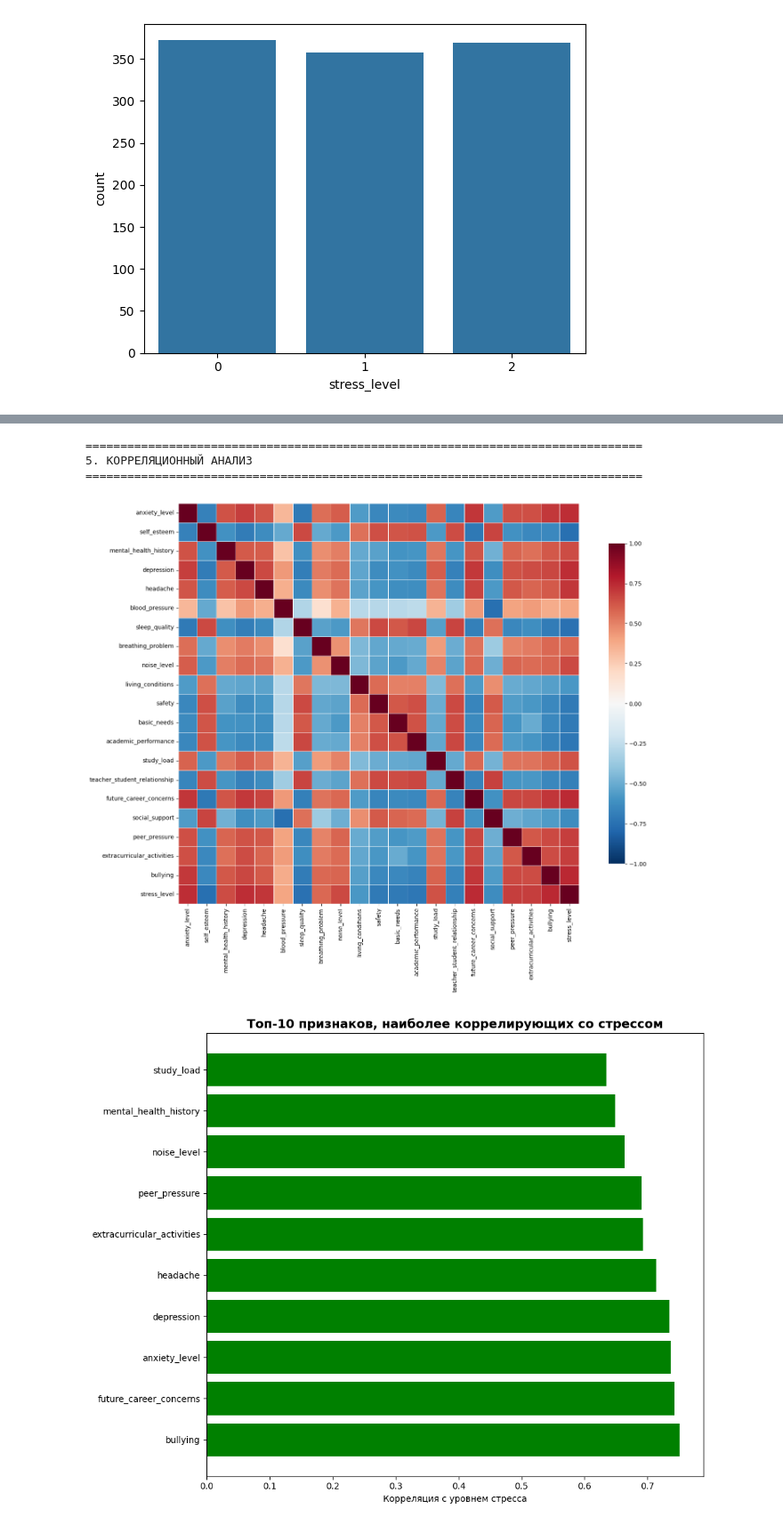
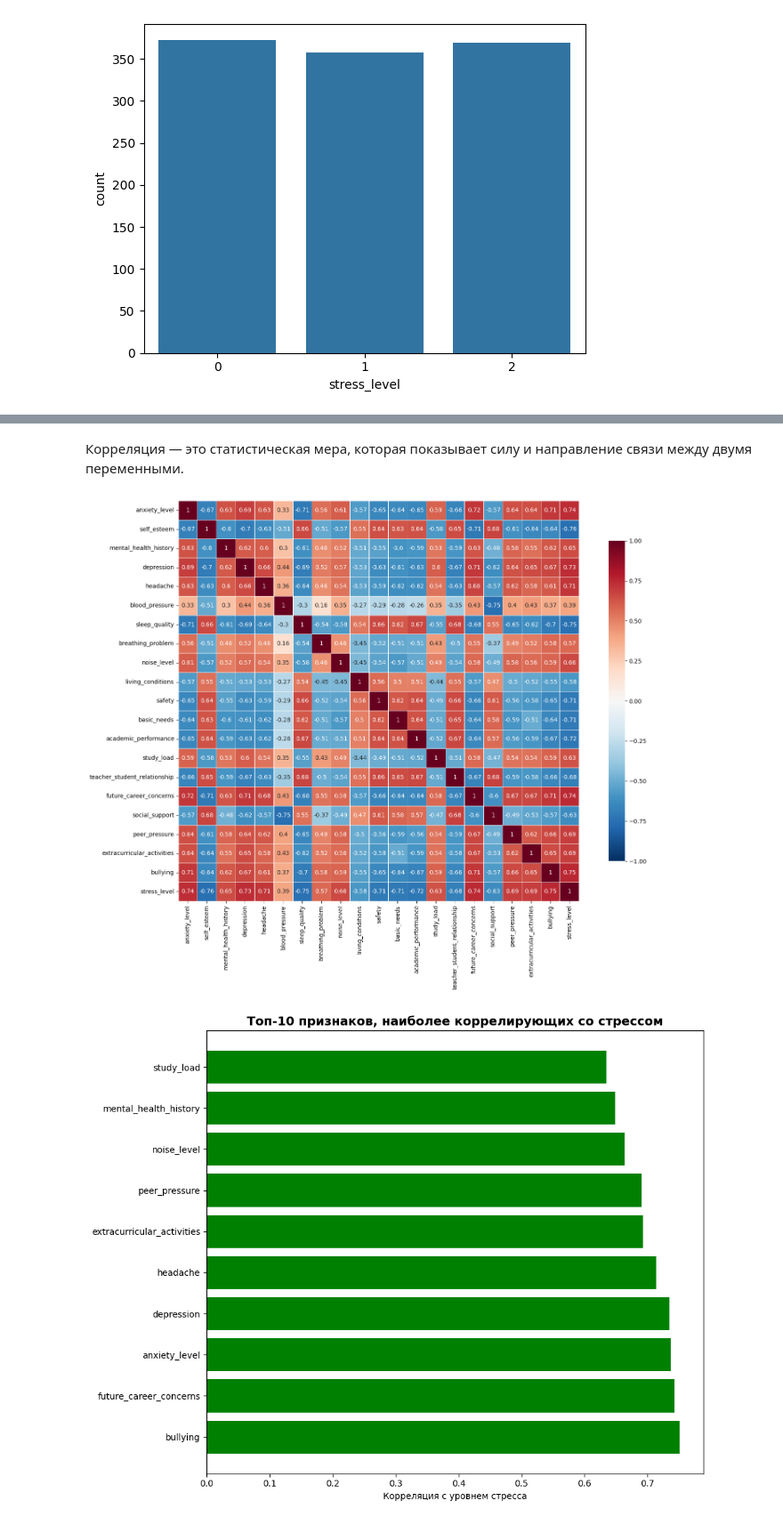
Before and after one commit to uldopp/TMON, a Jupyter notebook: PROJECT/PROJECT.ipynb, the cells around one changed output, grey strips where cells are left out. Shown at 89% size. Saved outputs shown, nothing was run; the diff lists cells and outputs as text; code cells hidden in the pictures.

```diff
--- a/PROJECT/PROJECT.ipynb
+++ b/PROJECT/PROJECT.ipynb
@@ -209,33 +195,27 @@ plt.show()
 [figure]
+# %% [markdown]
+Корреляция — это статистическая мера, которая показывает силу и направление связи между двумя переменными.
 # %%
-# ================== 5. КОРРЕЛЯЦИОННЫЙ АНАЛИЗ ==================
-print("\n" + "="*80)
-print("5. КОРРЕЛЯЦИОННЫЙ АНАЛИЗ")
-print("="*80)
-
 # Вычисляем корреляцию с target
 correlations = df.corr()['stress_level'].sort_values(ascending=False)
 
 # ПОЛНАЯ тепловая карта корреляций (без маски)
 plt.figure(figsize=(16, 12))
 
 # Полная матрица корреляций (без маски)
 sns.heatmap(df.corr(),
-            annot=False,           # можно изменить на True, чтобы видеть значения
+            annot=True,           # можно изменить на True, чтобы видеть значения
             cmap='RdBu_r',
             center=0,
             square=True,
             linewidths=0.5,
             cbar_kws={"shrink": 0.8},
             vmin=-1, vmax=1)       # фиксированный диапазон для корреляций
 plt.tight_layout()
 plt.savefig('correlation_heatmap_full.png', dpi=300, bbox_inches='tight')
 plt.show()
 # %% [output]
-================================================================================
-5. КОРРЕЛЯЦИОННЫЙ АНАЛИЗ
-================================================================================
-[figure, old version]
+[figure, new version]
 # %%
 # Топ-10 признаков, наиболее коррелирующих со стрессом
 plt.figure(figsize=(10, 8))
```
Also changed, not shown: parts of 55 cells of this notebook.
